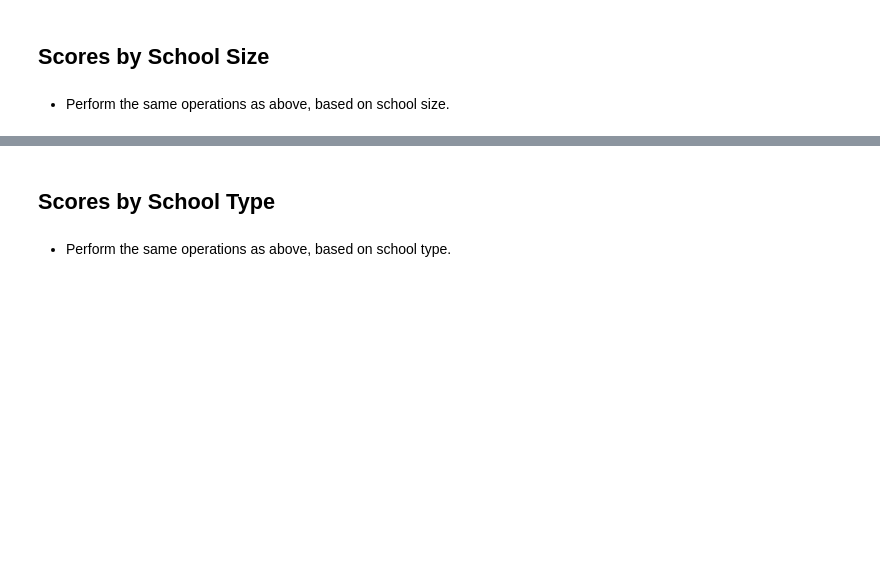
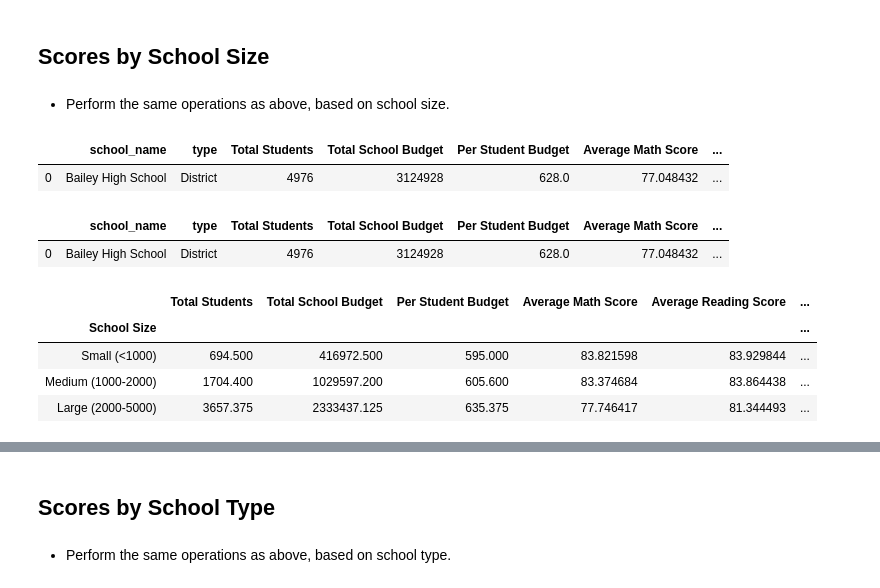
Before and after one commit to kirpatrick/pandas-challenge, a Jupyter notebook: PyCitySchools/PyCitySchools_starter.ipynb, the cells around one changed output, grey strips where cells are left out. Saved outputs shown, nothing was run; the diff lists cells and outputs as text; code cells hidden in the pictures; blank space fills up the shorter version.

```diff
--- a/PyCitySchools/PyCitySchools_starter.ipynb
+++ b/PyCitySchools/PyCitySchools_starter.ipynb
@@ -385,6 +389,10 @@ clean_reading_scores_by_grade
   * % Passing Math
   * % Passing Reading
   * Overall Passing Rate (Average of the above two)
+# %%
+# Sample bins. Feel free to create your own bins.
+spending_bins = [0, 585, 615, 645, 675]
+group_names = ["<$585", "$585-615", "$615-645", "$645-675"]
 # %%
 # Re-Saved school performance data to DataFrame... removing numbers stored as string literal
 
@@ -445,3 +446,29 @@ spending_range_data.mean()
 # Sample bins. Feel free to create your own bins.
 size_bins = [0, 1000, 2000, 5000]
 group_names = ["Small (<1000)", "Medium (1000-2000)", "Large (2000-5000)"]
+# %%
+# validate structure
+cl_perf_data.head(1)
+# %% [output]
+|  | school_name | type | Total Students | Total School Budget | Per Student Budget | Average Math Score | ... |
+| 0 | Bailey High School | District | 4976 | 3124928 | 628.0 | 77.048432 | ... |
+# %%
+cl_perf_data["School Size"] = pd.cut(cl_perf_data["Total Students"], size_bins, labels=group_names)
+# %%
+# Check for new column "School Size"
+cl_perf_data.head(1)
+# %% [output]
+|  | school_name | type | Total Students | Total School Budget | Per Student Budget | Average Math Score | ... |
+| 0 | Bailey High School | District | 4976 | 3124928 | 628.0 | 77.048432 | ... |
+# %%
+# Group data by School Size
+school_size = cl_perf_data.groupby("School Size")
+# %%
+# Check for correct data aggregation
+school_size.mean()
+# %% [output]
+|  | Total Students | Total School Budget | Per Student Budget | Average Math Score | Average Reading Score | ... |
+| School Size |  |  |  |  |  | ... |
+| Small (<1000) | 694.500 | 416972.500 | 595.000 | 83.821598 | 83.929844 | ... |
+| Medium (1000-2000) | 1704.400 | 1029597.200 | 605.600 | 83.374684 | 83.864438 | ... |
+| Large (2000-5000) | 3657.375 | 2333437.125 | 635.375 | 77.746417 | 81.344493 | ... |
```
Also changed, not shown: parts of 14 cells of this notebook.
